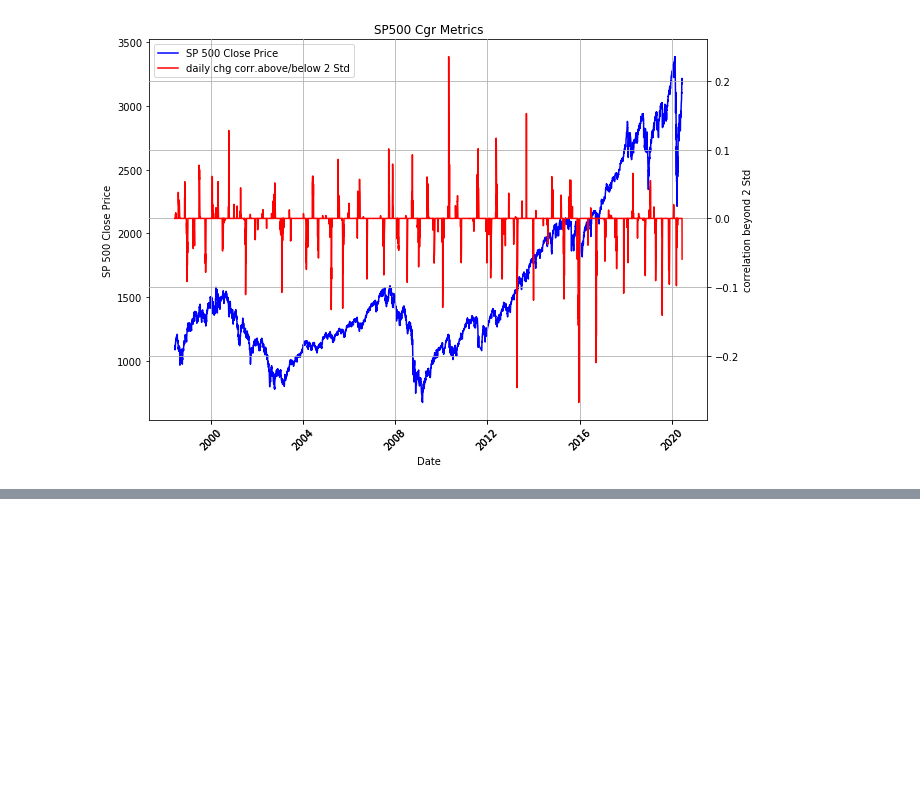
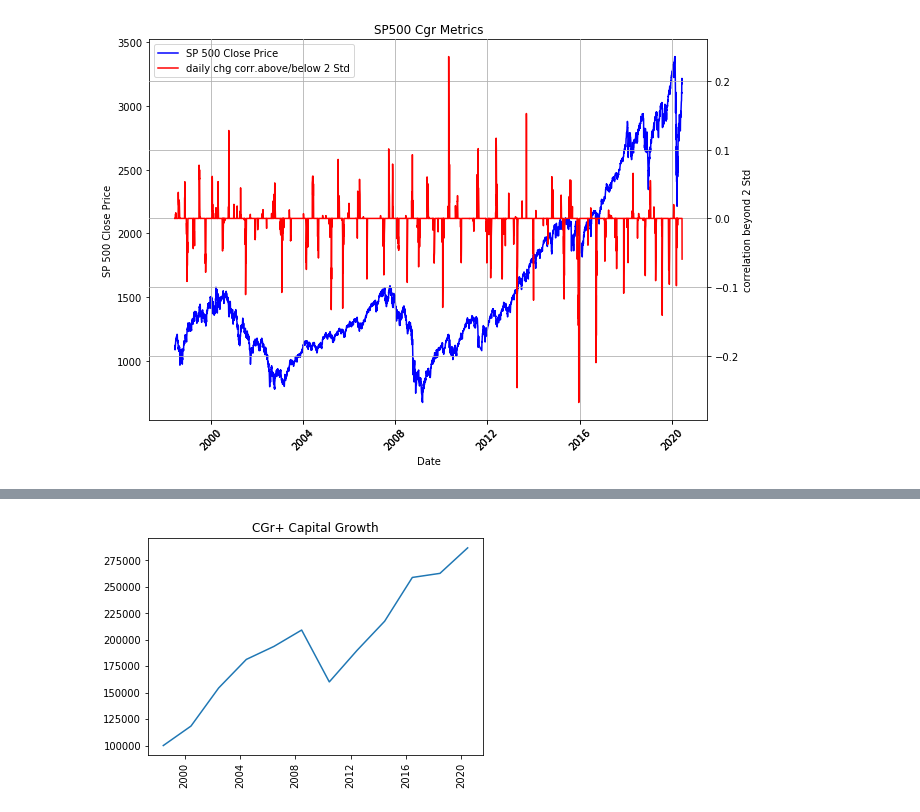
Before and after one commit to gfisherjr/Market_Movement_Indicators, a Jupyter notebook: starter_files/Bruce/Project2ABruce.ipynb, the cells around one changed output, grey strips where cells are left out. Saved outputs shown, nothing was run; the diff lists cells and outputs as text; code cells hidden in the pictures; blank space fills up the shorter version.

```diff
--- a/starter_files/Bruce/Project2ABruce.ipynb
+++ b/starter_files/Bruce/Project2ABruce.ipynb
@@ -607,0 +574,24 @@ CGr_returns_df.head(12)
+# %%
+Period = ["1998-6-15","2000-6-15","2002-6-15","2004-6-15","2006-6-15","2008-6-15","2010-6-15","2012-6-15","2014-6-15",
+          "2016-6-15","2018-6-15","2020-6-15"]
+
+PL = [0, 18406, 35985,27028,12319,15456,-49026,29738, 27607,41405,3865, 24098]
+
+Ending_Capital = [ 100000, 118406,154391,181419,193738,209193,160167,189906,217513,
+ 258918,262782,286881]
+
+Per_Pct = [0,18.41,30.39,17.51,6.79,7.98,-23.44,18.57,14.54,19.04,1.49,9.17]
+
+Ltd_Pct = [0, 18,54,81,94,109,60,90,118,159,163,187]
+
+hit_ratio = [55,55,64,50,69,75,45,50,100,63,56,71]
+# %%
+Final_Stats_df = pd.DataFrame({"Date": Period,
+                            "Period PL": PL,
+                             "Ending Capital": Ending_Capital,
+                               "Per_%": Per_Pct,
+                               "Ltd % Ret": Ltd_Pct,
+                               "Hit Ratio %": hit_ratio
+                              })
+Final_Stats_df["Date"] = pd.to_datetime(Final_Stats_df["Date"])
+Final_Stats_df.head(12)
@@ -607,0 +612,7 @@ CGr_returns_df.head(12)
+# %%
+plt.plot(Final_Stats_df['Date'],Final_Stats_df['Ending Capital'])
+plt.title("CGr+ Capital Growth")
+plt.xticks(rotation = 90)
+plt.show()
+# %% [output]
+[figure, added]
```
Also changed, not shown: parts of 16 cells of this notebook, 35 other files.
